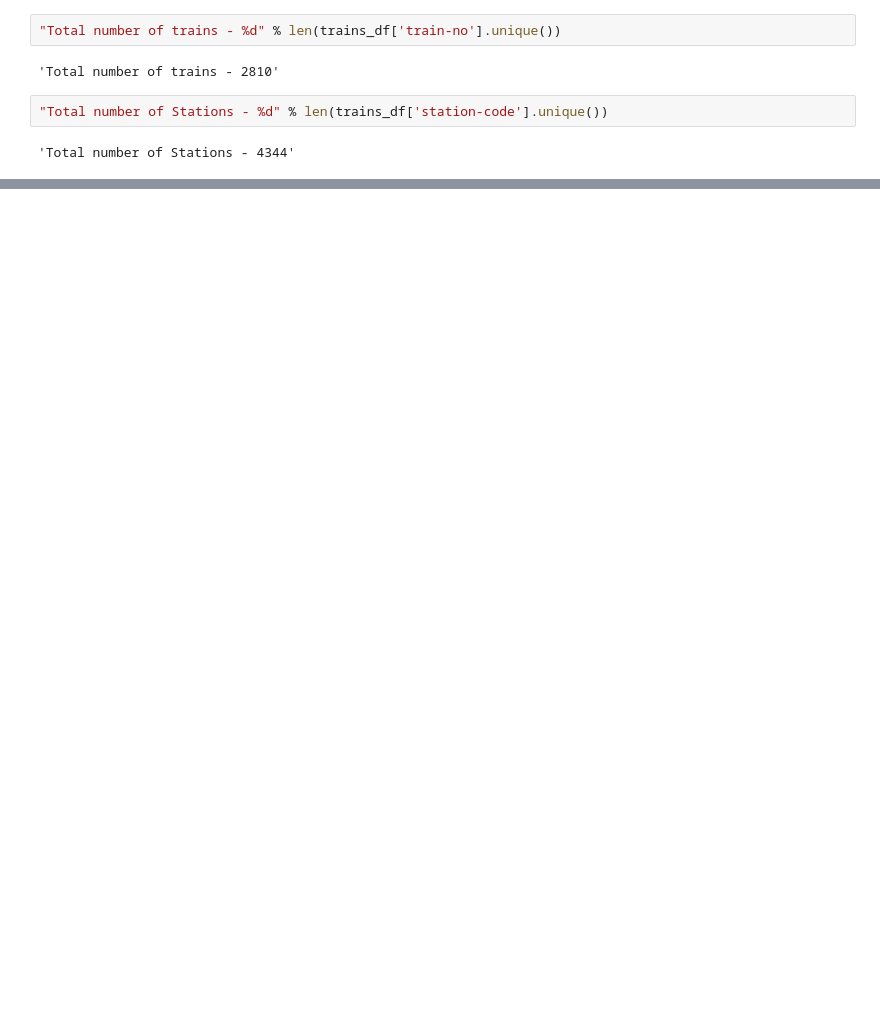
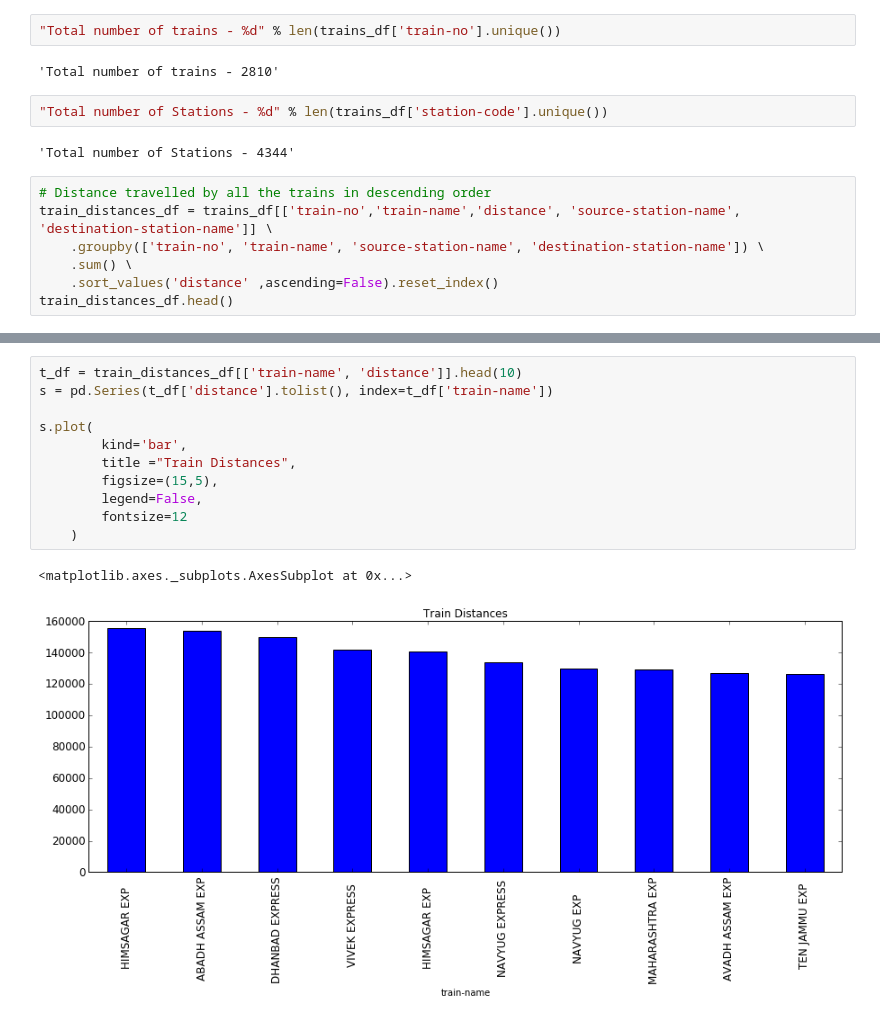
Before and after one commit to gnithin/python-pune-meetup, a Jupyter notebook: Train Time table analysis.ipynb, the cells around one changed output, grey strips where cells are left out. Drawn from its saved outputs; the diff is of its cells as text; blank space fills up the shorter version.

Commit message:
[analysis] Add a couple of plots

```diff
--- a/Train Time table analysis.ipynb
+++ b/Train Time table analysis.ipynb
@@ -77,3 +75,10 @@ Data analysis part
 "Total number of Stations - %d" % len(trains_df['station-code'].unique())
 # %% [output]
 'Total number of Stations - 4344'
+# %%
+# Distance travelled by all the trains in descending order
+train_distances_df = trains_df[['train-no','train-name','distance', 'source-station-name', 'destination-station-name']] \
+    .groupby(['train-no', 'train-name', 'source-station-name', 'destination-station-name']) \
+    .sum() \
+    .sort_values('distance' ,ascending=False).reset_index()
+train_distances_df.head()
@@ -79,0 +92,14 @@ Data analysis part
+# %%
+t_df = train_distances_df[['train-name', 'distance']].head(10)
+s = pd.Series(t_df['distance'].tolist(), index=t_df['train-name'])
+
+s.plot(
+        kind='bar',
+        title ="Train Distances",
+        figsize=(15,5),
+        legend=False,
+        fontsize=12
+    )
+# %% [output]
+<matplotlib.axes._subplots.AxesSubplot at 0x...>
+[figure, added]
```
Also changed, not shown: parts of 3 cells of this notebook.
